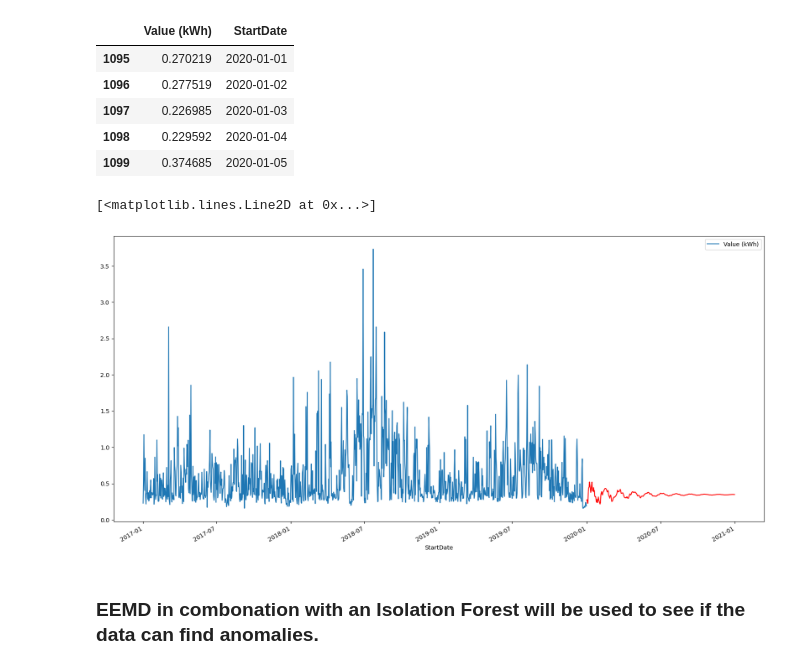
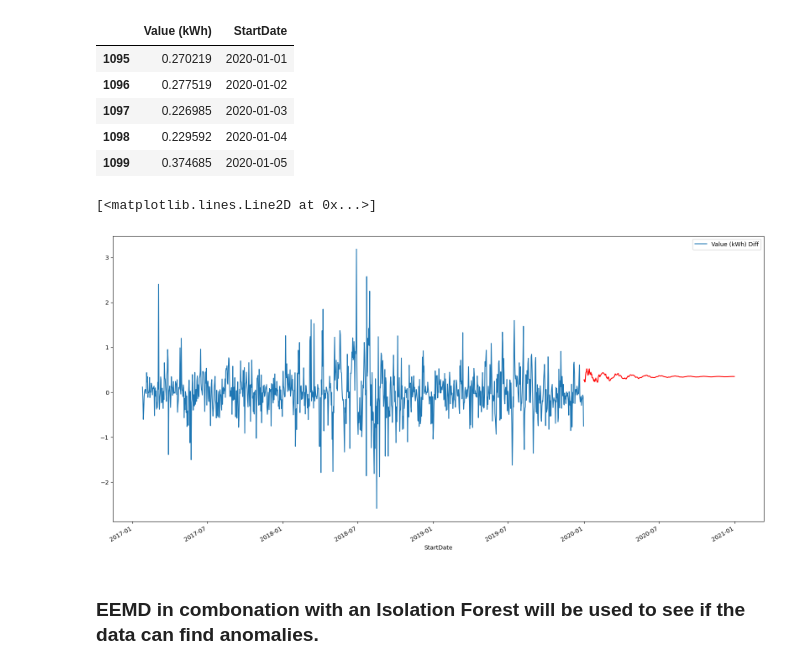
Before and after one commit to earaya1357/Time-Series-Analysis, a Jupyter notebook: TimeSeriesAnalysis.ipynb, the cells around one changed output. Cells and saved outputs as stored; diff of their text form; code cells hidden in the pictures.

```diff
--- a/TimeSeriesAnalysis.ipynb
+++ b/TimeSeriesAnalysis.ipynb
@@ -400,12 +413,14 @@ pred.head()
 | 1097 | 0.226985 | 2020-01-03 |
 | 1098 | 0.229592 | 2020-01-04 |
 | 1099 | 0.374685 | 2020-01-05 |
+# %%
+pred['Value (kWh)'] = pred['Value (kWh)']
 # %%
-df24.plot.line(x='StartDate', y='Value (kWh)',figsize=(20, 10))
+df24.plot.line(x='StartDate', y='Value (kWh) Diff',figsize=(20, 10))
 plt.plot(pred['StartDate'], pred['Value (kWh)'], color='red')
 # %% [output]
 [<matplotlib.lines.Line2D at 0x...>]
-[figure, old version]
+[figure, new version]
 # %% [markdown]
 ### EEMD in combonation with an Isolation Forest will be used to see if the data can find anomalies.
 # %%
```
Also changed, not shown: parts of 6 cells of this notebook.
